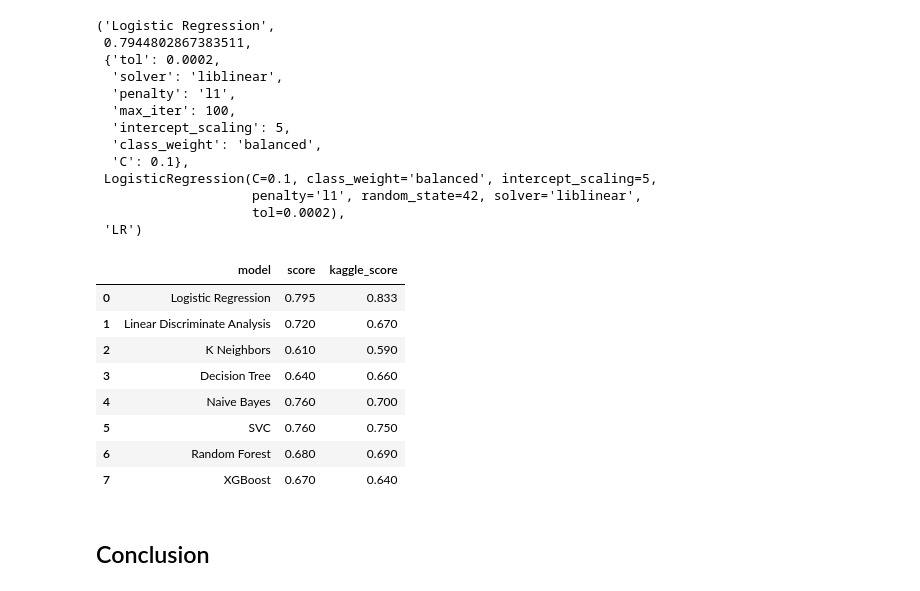
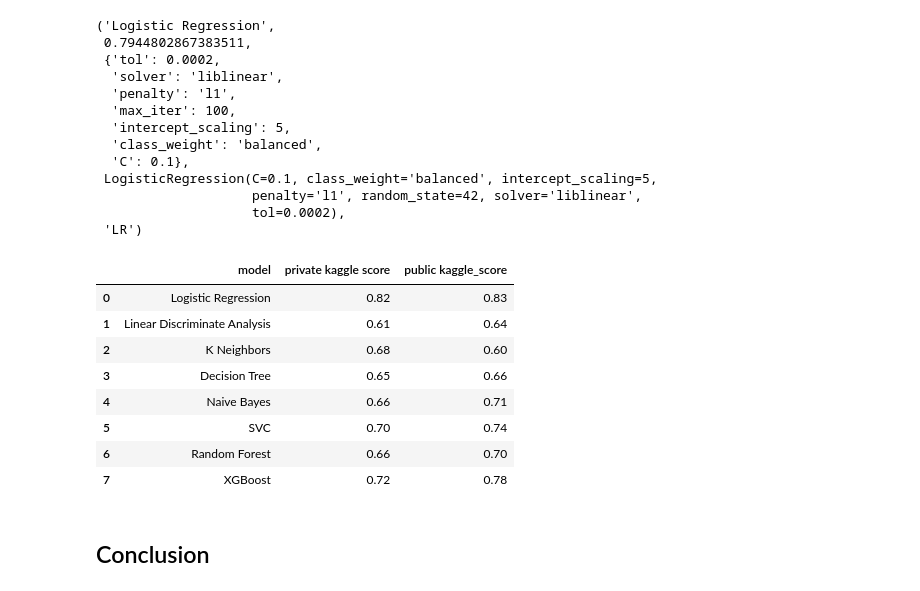
Before and after one commit to linda-oranya/avoid_overfit_challenge, a Jupyter notebook: dont_overfit.ipynb, the cells around one changed output. Cells and saved outputs as stored; diff of their text form; code cells hidden in the pictures.

```diff
--- a/dont_overfit.ipynb
+++ b/dont_overfit.ipynb
@@ -620,19 +620,19 @@ baseline_best_model
 # %%
 modelnames = ['Logistic Regression','Linear Discriminate Analysis','K Neighbors','Decision Tree','Naive Bayes','SVC',
               'Random Forest','XGBoost']
-score = [0.795,0.72,0.61,0.64,0.76,0.76,0.68,0.67]
-kaggle_score = [0.833,0.67,0.59,0.66,0.7,0.75,0.69,0.64]
-pd.DataFrame({'model':modelnames,'score':score,'kaggle_score':kaggle_score})
+pri_kag_score = [0.82,0.61,0.68,0.65,0.66,0.70,0.66,0.72]
+pub_kaggle_score = [0.83,0.64,0.60,0.66,0.71,0.74,0.70,0.78]
+pd.DataFrame({'model':modelnames,'private kaggle score':pri_kag_score,'public kaggle_score':pub_kaggle_score})
 # %% [output]
-|  | model | score | kaggle_score |
-| 0 | Logistic Regression | 0.795 | 0.833 |
-| 1 | Linear Discriminate Analysis | 0.720 | 0.670 |
-| 2 | K Neighbors | 0.610 | 0.590 |
-| 3 | Decision Tree | 0.640 | 0.660 |
-| 4 | Naive Bayes | 0.760 | 0.700 |
-| 5 | SVC | 0.760 | 0.750 |
-| 6 | Random Forest | 0.680 | 0.690 |
-| 7 | XGBoost | 0.670 | 0.640 |
+|  | model | private kaggle score | public kaggle_score |
+| 0 | Logistic Regression | 0.82 | 0.83 |
+| 1 | Linear Discriminate Analysis | 0.61 | 0.64 |
+| 2 | K Neighbors | 0.68 | 0.60 |
+| 3 | Decision Tree | 0.65 | 0.66 |
+| 4 | Naive Bayes | 0.66 | 0.71 |
+| 5 | SVC | 0.70 | 0.74 |
+| 6 | Random Forest | 0.66 | 0.70 |
+| 7 | XGBoost | 0.72 | 0.78 |
 # %% [markdown]
 ## Conclusion
 # %% [markdown]
```
Also changed, not shown: parts of 9 cells of this notebook.
